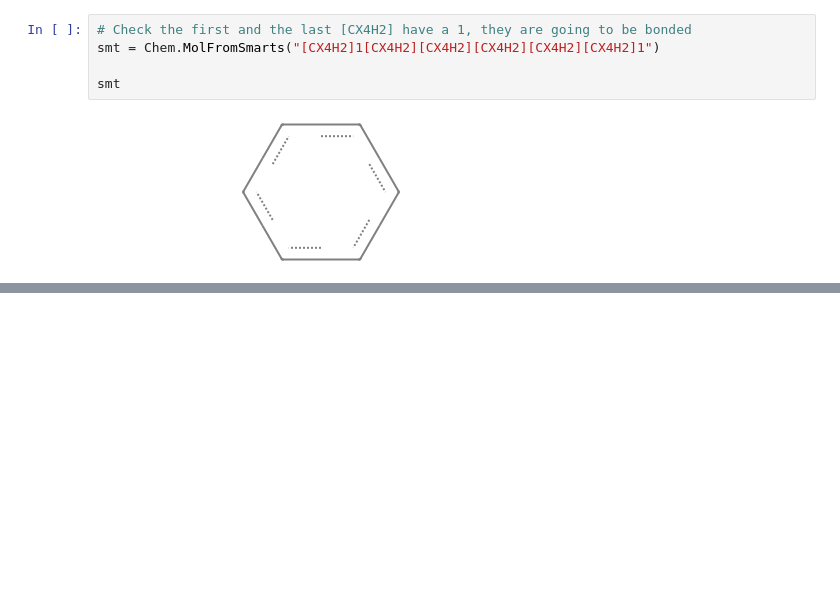
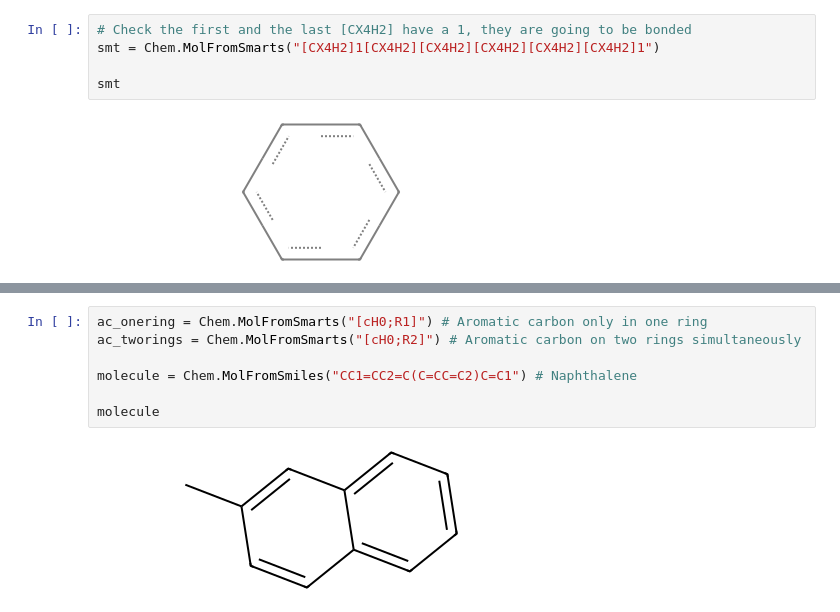
Before and after one commit to ipqa-research/ugropy, a Jupyter notebook: docs/source/tutorial/power_user.ipynb, the cells around one changed output, grey strips where cells are left out. Drawn from its saved outputs; the diff is of its cells as text; blank space fills up the shorter version.

```diff
--- a/docs/source/tutorial/power_user.ipynb
+++ b/docs/source/tutorial/power_user.ipynb
@@ -924,0 +1083,9 @@ parenthesis means things
+# %%
+ac_onering = Chem.MolFromSmarts("[cH0;R1]") # Aromatic carbon only in one ring
+ac_tworings = Chem.MolFromSmarts("[cH0;R2]") # Aromatic carbon on two rings simultaneously
+
+molecule = Chem.MolFromSmiles("CC1=CC2=C(C=CC=C2)C=C1") # Naphthalene
+
+molecule
+# %% [output]
+[figure, added]
```
Also changed, not shown: parts of 30 cells of this notebook.
